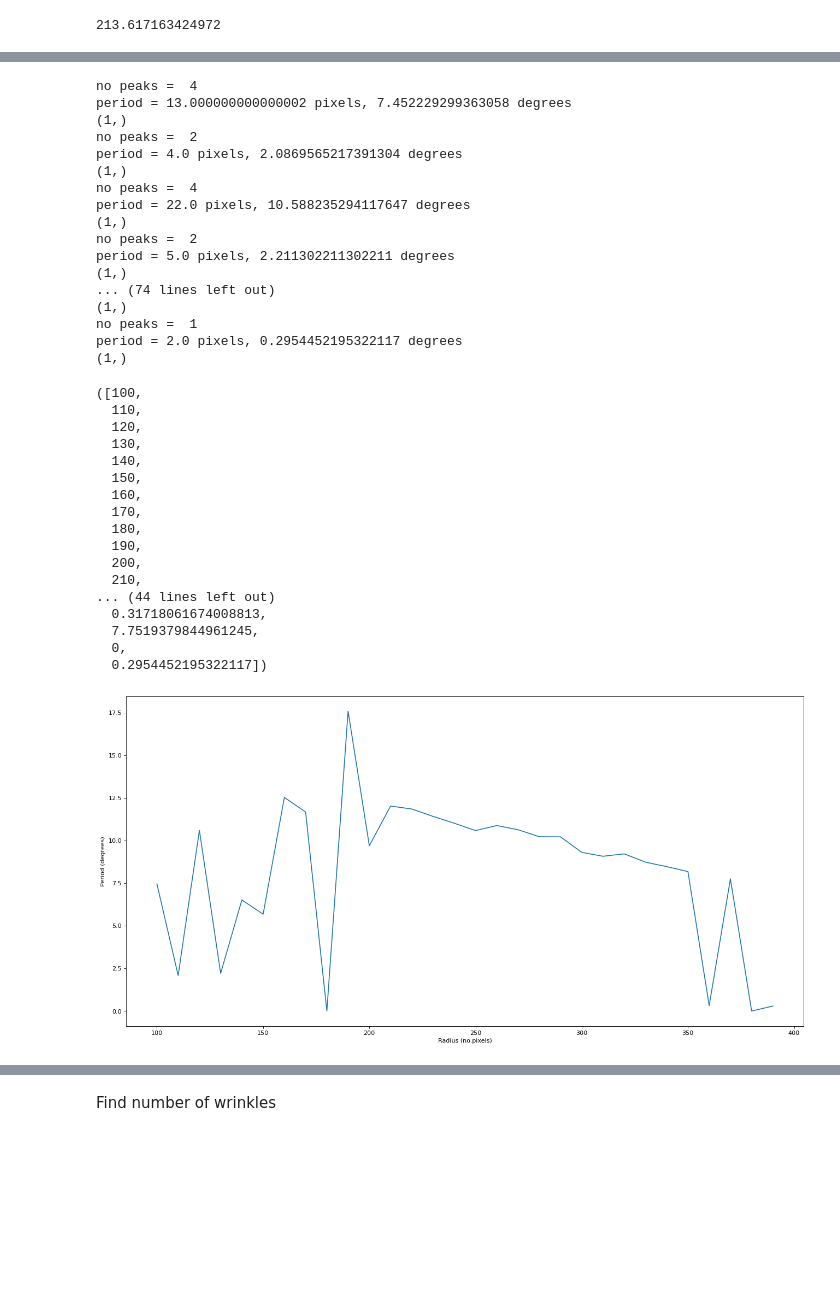
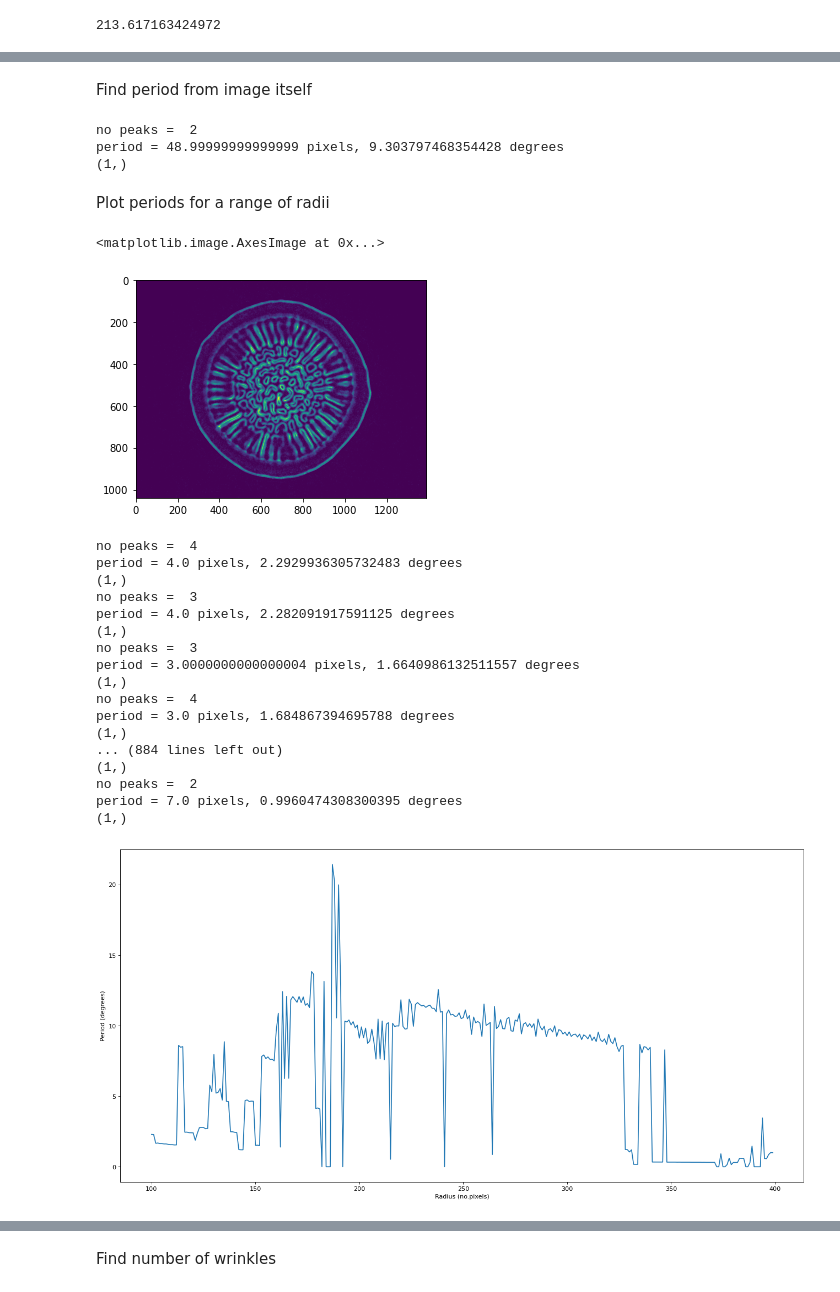
Before and after one commit to RadhikaGupta88/Biofilms, a Jupyter notebook: notebooks/3-radial_selections.ipynb, the cells around one changed output, grey strips where cells are left out. Drawn from its saved outputs; the diff is of its cells as text; code cells hidden in the pictures; blank space fills up the shorter version.

Commit message:
cleanup: refining functionality

```diff
--- a/notebooks/3-radial_selections.ipynb
+++ b/notebooks/3-radial_selections.ipynb
@@ -137,51 +95,38 @@ period = 3.0 pixels, 0.4875846501128668 degrees
-# %%
-def periods_multiple_radii(image, centre_fitted, start_radius, stop_radius, step, plot=False):
-    period  = []
-    radii = []
-    for r in range(round(start_radius),round(stop_radius), step):
-        radii.append(r)
-        period_pixels, period_deg = periods_from_image(image, r, centre_fitted)
-        period.append(period_deg)
-    if plot == True:
-        plt.figure(figsize=(20, 10), dpi=80)
-    plt.plot(radii, period)
-    plt.xlabel('Radius (no.pixels)')
-    plt.ylabel('Period (degrees)')
+# %% [markdown]
+Find period from image itself
+# %%
+image = bio_image[200]
+#period should match that from above function
+period_pixels, period_deg = periods_from_image(image, 300, center_fitted)
+# %% [output]
+no peaks =  2
+period = 48.99999999999999 pixels, 9.303797468354428 degrees
+(1,)
+# %% [markdown]
+Plot periods for a range of radii
+# %%
+plt.imshow(bio_image[150])
+# %% [output]
+<matplotlib.image.AxesImage at 0x...>
+[figure, added]
 # %%
-periods_multiple_radii(image, center_fitted, 100, 400, 10, plot=True)
+radii, period = periods_multiple_radii(bio_image[150], center_fitted, start_radius = 100, stop_radius = 400, step = 1, plot=True)
 # %% [output]
 no peaks =  4
-period = 13.000000000000002 pixels, 7.452229299363058 degrees
+period = 4.0 pixels, 2.2929936305732483 degrees
+(1,)
+no peaks =  3
+period = 4.0 pixels, 2.282091917591125 degrees
+(1,)
+no peaks =  3
+period = 3.0000000000000004 pixels, 1.6640986132511557 degrees
+(1,)
+no peaks =  4
+period = 3.0 pixels, 1.684867394695788 degrees
+(1,)
+... (884 lines left out)
 (1,)
 no peaks =  2
-period = 4.0 pixels, 2.0869565217391304 degrees
+period = 7.0 pixels, 0.9960474308300395 degrees
 (1,)
-no peaks =  4
-period = 22.0 pixels, 10.588235294117647 degrees
-(1,)
-no peaks =  2
-period = 5.0 pixels, 2.211302211302211 degrees
-(1,)
-... (74 lines left out)
-(1,)
-no peaks =  1
-period = 2.0 pixels, 0.2954452195322117 degrees
-(1,)
-([100,
-  110,
-  120,
-  130,
-  140,
-  150,
-  160,
-  170,
-  180,
-  190,
-  200,
-  210,
-... (44 lines left out)
-  0.31718061674008813,
-  7.7519379844961245,
-  0,
-  0.2954452195322117])
-[figure, old version]
+[figure, new version]
```
Also changed, not shown: parts of 29 cells of this notebook, 7 other files.
